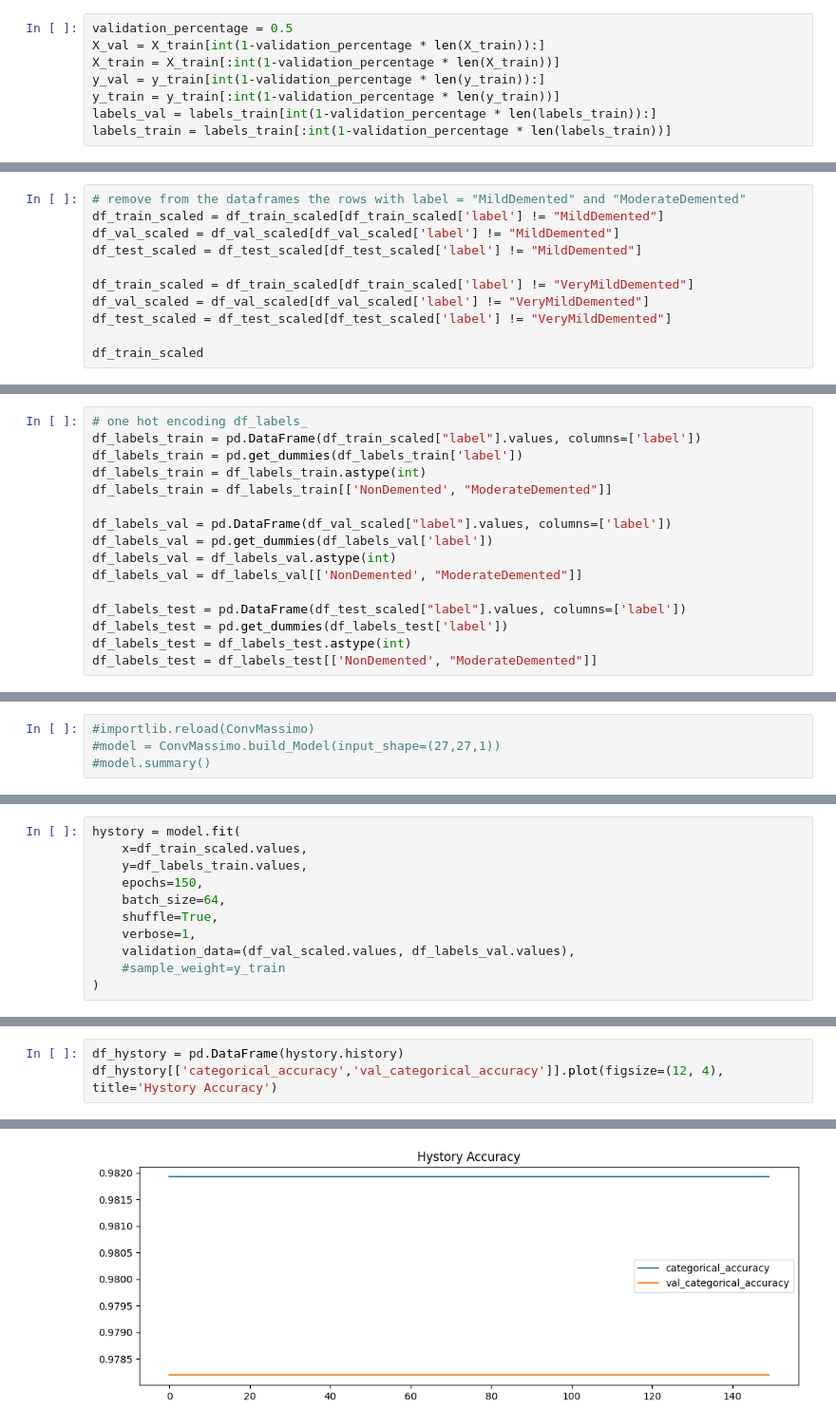
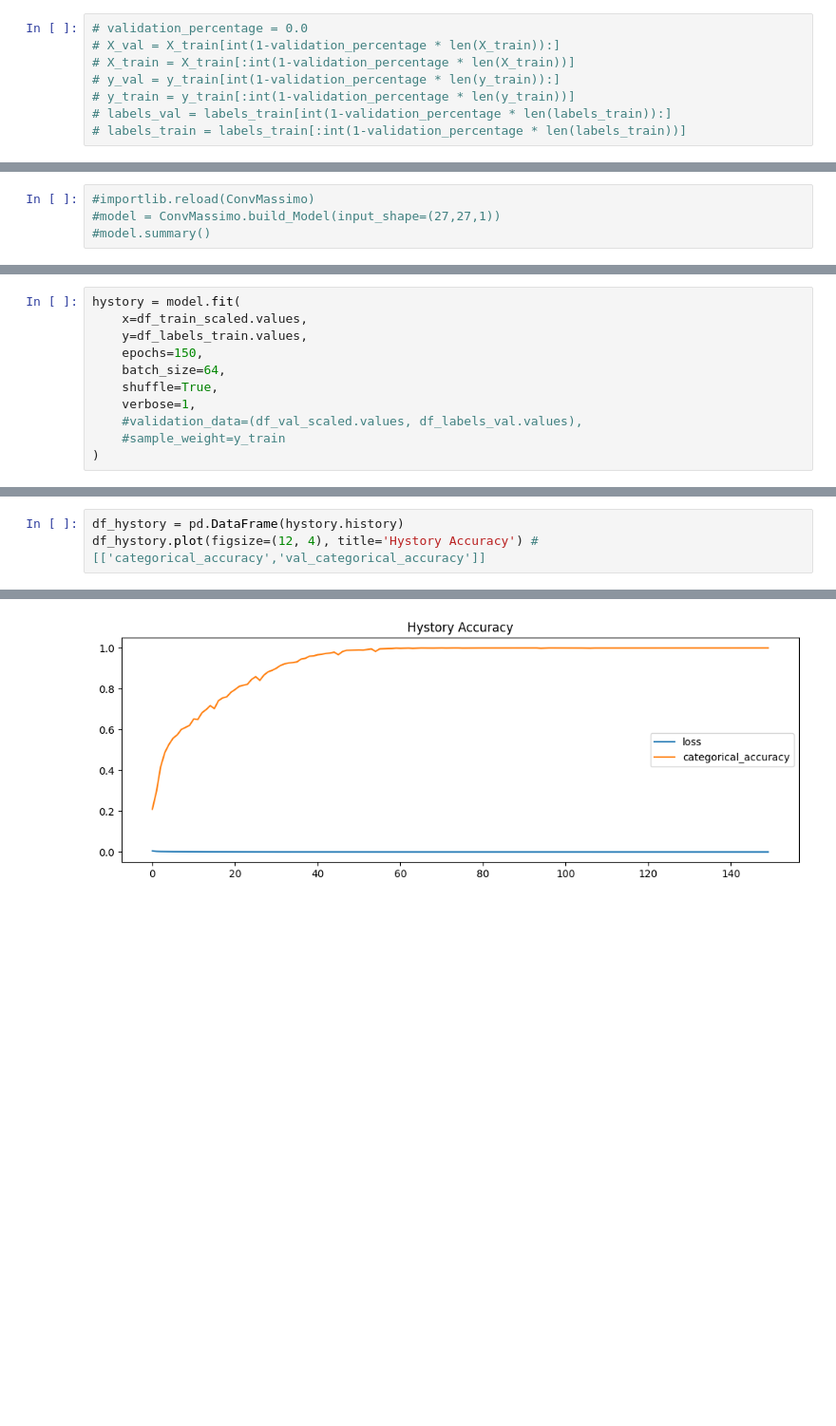
Before and after one commit to Ishikawa7/Alzheimer_detection, a Jupyter notebook: Alzheimer_detection_classification.ipynb, the cells around one changed output, grey strips where cells are left out. Shown at 95% size. Cells and saved outputs as stored; diff of their text form; blank space fills up the shorter version.

```diff
--- a/Alzheimer_detection_classification.ipynb
+++ b/Alzheimer_detection_classification.ipynb
@@ -85,10 +90,10 @@ StandardScaler()
 #    min = X_test[i].min()
 #    X_test[i] = (X_test[i] - min) / (max - min)
 # %%
-validation_percentage = 0.5
-X_val = X_train[int(1-validation_percentage * len(X_train)):]
-X_train = X_train[:int(1-validation_percentage * len(X_train))]
-y_val = y_train[int(1-validation_percentage * len(y_train)):]
-y_train = y_train[:int(1-validation_percentage * len(y_train))]
-labels_val = labels_train[int(1-validation_percentage * len(labels_train)):]
-labels_train = labels_train[:int(1-validation_percentage * len(labels_train))]
+# validation_percentage = 0.0
+# X_val = X_train[int(1-validation_percentage * len(X_train)):]
+# X_train = X_train[:int(1-validation_percentage * len(X_train))]
+# y_val = y_train[int(1-validation_percentage * len(y_train)):]
+# y_train = y_train[:int(1-validation_percentage * len(y_train))]
+# labels_val = labels_train[int(1-validation_percentage * len(labels_train)):]
+# labels_train = labels_train[:int(1-validation_percentage * len(labels_train))]
@@ -155,11 +163,0 @@ df_train_scaled
-# %%
-# remove from the dataframes the rows with label = "MildDemented" and "ModerateDemented"
-df_train_scaled = df_train_scaled[df_train_scaled['label'] != "MildDemented"]
-df_val_scaled = df_val_scaled[df_val_scaled['label'] != "MildDemented"]
-df_test_scaled = df_test_scaled[df_test_scaled['label'] != "MildDemented"]
-
-df_train_scaled = df_train_scaled[df_train_scaled['label'] != "VeryMildDemented"]
-df_val_scaled = df_val_scaled[df_val_scaled['label'] != "VeryMildDemented"]
-df_test_scaled = df_test_scaled[df_test_scaled['label'] != "VeryMildDemented"]
-
-df_train_scaled
@@ -180,16 +163,0 @@ df_train_scaled
-# %%
-# one hot encoding df_labels_
-df_labels_train = pd.DataFrame(df_train_scaled["label"].values, columns=['label'])
-df_labels_train = pd.get_dummies(df_labels_train['label'])
-df_labels_train = df_labels_train.astype(int)
-df_labels_train = df_labels_train[['NonDemented', "ModerateDemented"]]
-
-df_labels_val = pd.DataFrame(df_val_scaled["label"].values, columns=['label'])
-df_labels_val = pd.get_dummies(df_labels_val['label'])
-df_labels_val = df_labels_val.astype(int)
-df_labels_val = df_labels_val[['NonDemented', "ModerateDemented"]]
-
-df_labels_test = pd.DataFrame(df_test_scaled["label"].values, columns=['label'])
-df_labels_test = pd.get_dummies(df_labels_test['label'])
-df_labels_test = df_labels_test.astype(int)
-df_labels_test = df_labels_test[['NonDemented', "ModerateDemented"]]
@@ -297,7 +267,7 @@ hystory = model.fit(
     batch_size=64,
     shuffle=True,
     verbose=1,
-    validation_data=(df_val_scaled.values, df_labels_val.values),
+    #validation_data=(df_val_scaled.values, df_labels_val.values),
     #sample_weight=y_train
 )
 # %% [output]
@@ -321,7 +291,7 @@ Epoch 150/150
 # %%
 df_hystory = pd.DataFrame(hystory.history)
-df_hystory[['categorical_accuracy','val_categorical_accuracy']].plot(figsize=(12, 4), title='Hystory Accuracy')
+df_hystory.plot(figsize=(12, 4), title='Hystory Accuracy') # [['categorical_accuracy','val_categorical_accuracy']]
 # %% [output]
 <Axes: title={'center': 'Hystory Accuracy'}>
-[figure, old version]
+[figure, new version]
 # %%
```
Also changed, not shown: parts of 26 cells of this notebook, 1 other file.
